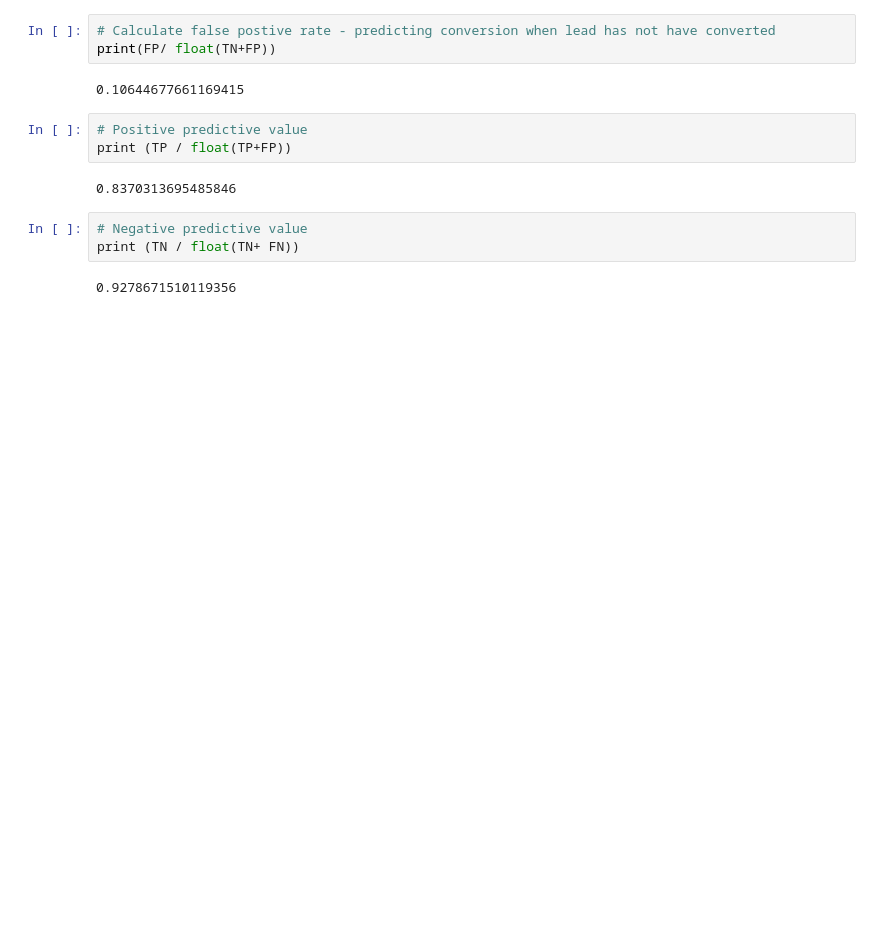
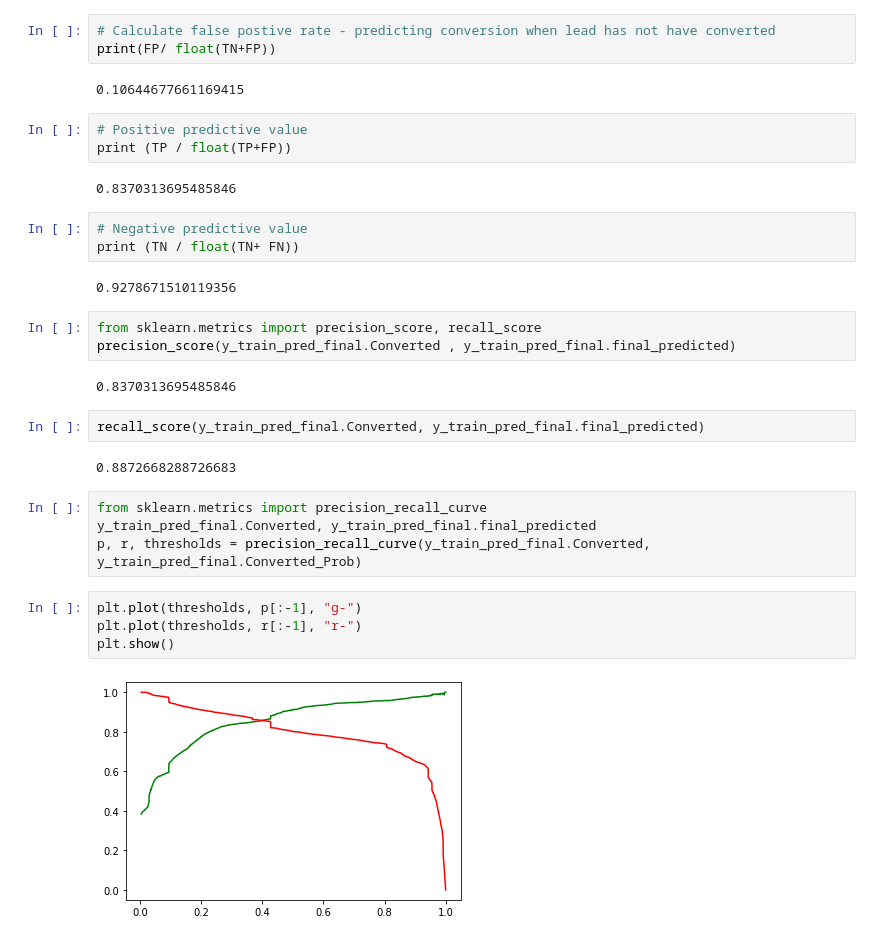
Before and after one commit to ritikamehra/LeadScoringCaseStudy, a Jupyter notebook: Lead_Scoring_Case_Study.ipynb, the cells around one changed output. Drawn from its saved outputs; the diff is of its cells as text; blank space fills up the shorter version.

```diff
--- a/Lead_Scoring_Case_Study.ipynb
+++ b/Lead_Scoring_Case_Study.ipynb
@@ -1453,3 +1453,22 @@ print (TP / float(TP+FP))
 print (TN / float(TN+ FN))
 # %% [output]
 0.9278671510119356
+# %%
+from sklearn.metrics import precision_score, recall_score
+precision_score(y_train_pred_final.Converted , y_train_pred_final.final_predicted)
+# %% [output]
+0.8370313695485846
+# %%
+recall_score(y_train_pred_final.Converted, y_train_pred_final.final_predicted)
+# %% [output]
+0.8872668288726683
+# %%
+from sklearn.metrics import precision_recall_curve
+y_train_pred_final.Converted, y_train_pred_final.final_predicted
+p, r, thresholds = precision_recall_curve(y_train_pred_final.Converted, y_train_pred_final.Converted_Prob)
+# %%
+plt.plot(thresholds, p[:-1], "g-")
+plt.plot(thresholds, r[:-1], "r-")
+plt.show()
+# %% [output]
+[figure, added]
```
Also changed, not shown: parts of 20 cells of this notebook.
